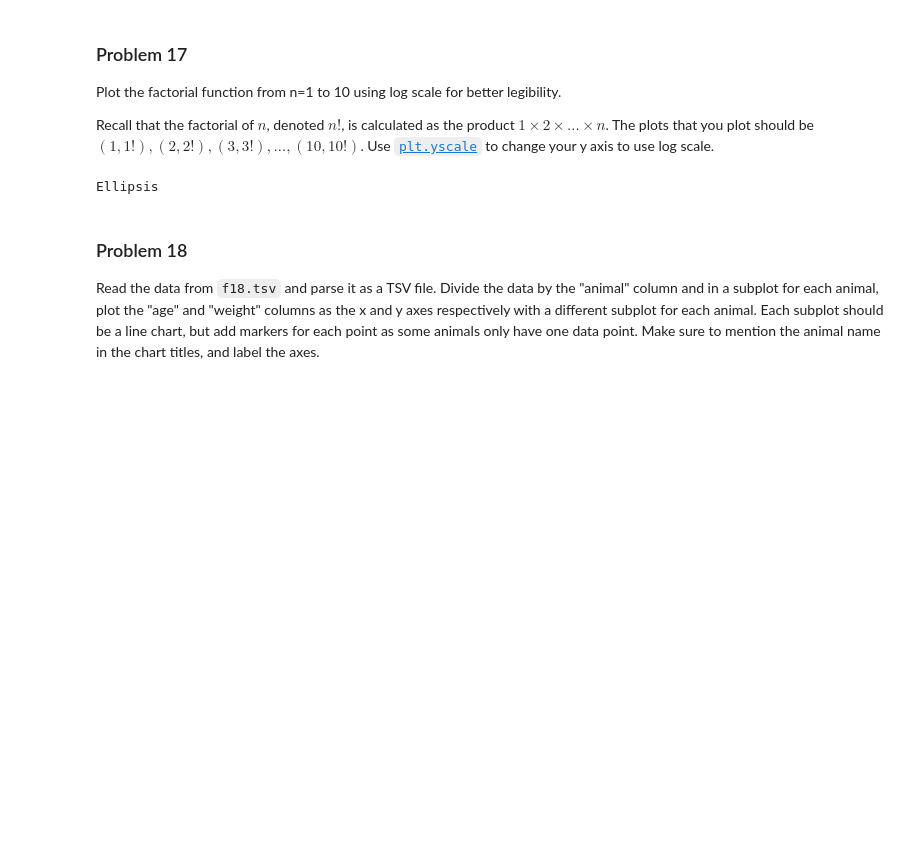
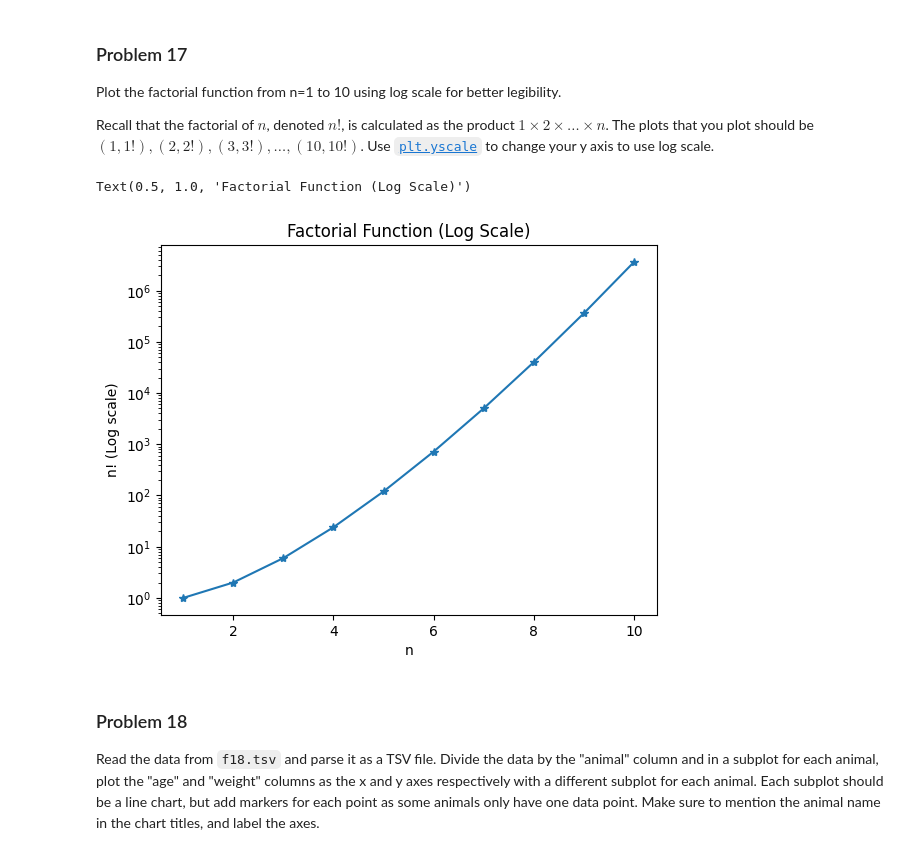
Before and after one commit to nikhil-bu/dx602-homework-05, a Jupyter notebook: homework.ipynb, the cells around one changed output. Saved outputs shown, nothing was run; the diff lists cells and outputs as text; code cells hidden in the pictures; blank space fills up the shorter version.

```diff
--- a/homework.ipynb
+++ b/homework.ipynb
@@ -474,12 +474,22 @@ Plot the factorial function from n=1 to 10 using log scale for better legibility
 Recall that the factorial of $n$, denoted $n!$, is calculated as the product $1 \times 2 \times \ldots \times n$.
 The plots that you plot should be $(1, 1!), (2, 2!), (3, 3!), \ldots, (10, 10!)$.
 Use [`plt.yscale`](https://matplotlib.org/stable/api/_as_gen/matplotlib.pyplot.yscale.html) to change your y axis to use log scale.
-# %%
-# YOUR CHANGES HERE
-
-...
-# %% [output]
-Ellipsis
+# %%
+# YOUR CHANGES HERE
+
+x_values = range(1, 11)
+
+factorials = [math.factorial(x) for x in x_values]
+
+plt.plot(x_values, factorials, marker = "*")
+plt.yscale('log')
+
+plt.xlabel("n")
+plt.ylabel("n! (Log scale)")
+plt.title("Factorial Function (Log Scale)")
+# %% [output]
+Text(0.5, 1.0, 'Factorial Function (Log Scale)')
+[figure, added]
 # %% [markdown]
 ### Problem 18
 
```
